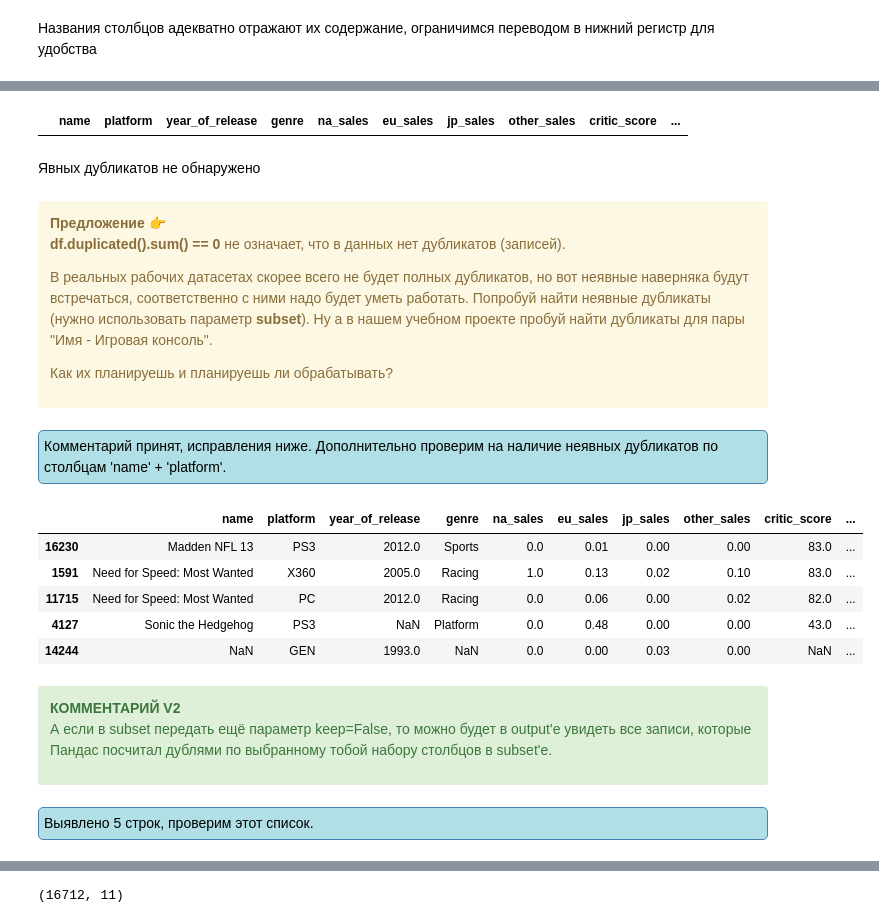
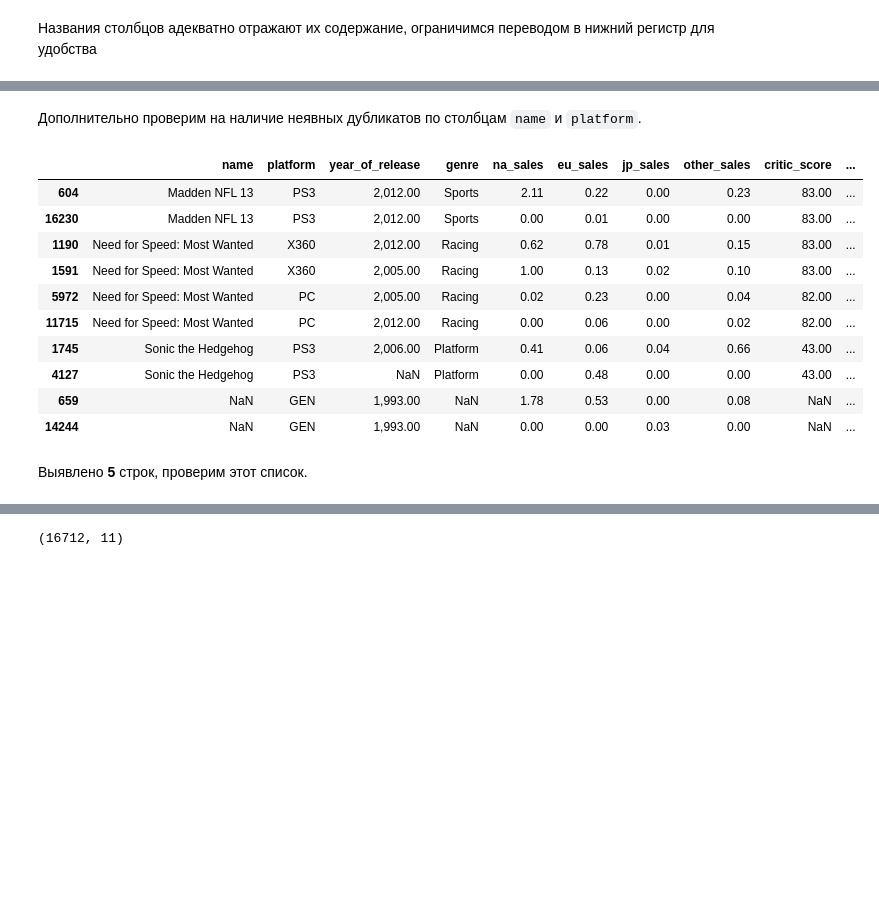
Before and after one commit to SuvorinSergey/ya_practicum_data_science, a Jupyter notebook: games/games.ipynb, the cells around one changed output, grey strips where cells are left out. Cells and saved outputs as stored; diff of their text form; code cells hidden in the pictures; blank space fills up the shorter version.

```diff
--- a/games/games.ipynb
+++ b/games/games.ipynb
@@ -180,44 +174,21 @@ memory usage: 1.4+ MB
-# %%
-# Проверим наличие дубликатов
-data[data.duplicated()]
-# %% [output]
-|  | name | platform | year_of_release | genre | na_sales | eu_sales | jp_sales | other_sales | critic_score | ... |
-# %% [markdown]
-Явных дубликатов не обнаружено
-# %% [markdown]
-<div class="alert alert-warning">
-<b>Предложение 👉</b>
-
-**df.duplicated().sum() == 0** не означает, что в данных нет дубликатов (записей).
-
-В реальных рабочих датасетах скорее всего не будет полных дубликатов, но вот неявные наверняка будут встречаться, соответственно с ними надо будет уметь работать. Попробуй найти неявные дубликаты (нужно использовать параметр **subset**). Ну а в нашем учебном проекте пробуй найти дубликаты для пары "Имя - Игровая консоль".
-
-Как их планируешь и планируешь ли обрабатывать?</div>
-# %% [markdown]
-<div style="background: #B0E0E6; padding: 5px; border: 1px solid SteelBlue; border-radius: 5px;">
-    <font color='4682B4'> Комментарий принят, исправления ниже.
-Дополнительно проверим на наличие неявных дубликатов по столбцам 'name' + 'platform'.</font>
-</div>
+# %% [markdown]
+Дополнительно проверим на наличие неявных дубликатов по столбцам `name` и `platform`.
 # %%
-data[data.duplicated(subset=['name', 'platform'])].sort_values(by='name')
+data[data.duplicated(subset=['name', 'platform'], keep=False)].sort_values(by='name')
 # %% [output]
 |  | name | platform | year_of_release | genre | na_sales | eu_sales | jp_sales | other_sales | critic_score | ... |
-| 16230 | Madden NFL 13 | PS3 | 2012.0 | Sports | 0.0 | 0.01 | 0.00 | 0.00 | 83.0 | ... |
-| 1591 | Need for Speed: Most Wanted | X360 | 2005.0 | Racing | 1.0 | 0.13 | 0.02 | 0.10 | 83.0 | ... |
-| 11715 | Need for Speed: Most Wanted | PC | 2012.0 | Racing | 0.0 | 0.06 | 0.00 | 0.02 | 82.0 | ... |
-| 4127 | Sonic the Hedgehog | PS3 | NaN | Platform | 0.0 | 0.48 | 0.00 | 0.00 | 43.0 | ... |
-| 14244 | NaN | GEN | 1993.0 | NaN | 0.0 | 0.00 | 0.03 | 0.00 | NaN | ... |
+| 604 | Madden NFL 13 | PS3 | 2,012.00 | Sports | 2.11 | 0.22 | 0.00 | 0.23 | 83.00 | ... |
+| 16230 | Madden NFL 13 | PS3 | 2,012.00 | Sports | 0.00 | 0.01 | 0.00 | 0.00 | 83.00 | ... |
+| 1190 | Need for Speed: Most Wanted | X360 | 2,012.00 | Racing | 0.62 | 0.78 | 0.01 | 0.15 | 83.00 | ... |
+| 1591 | Need for Speed: Most Wanted | X360 | 2,005.00 | Racing | 1.00 | 0.13 | 0.02 | 0.10 | 83.00 | ... |
+| 5972 | Need for Speed: Most Wanted | PC | 2,005.00 | Racing | 0.02 | 0.23 | 0.00 | 0.04 | 82.00 | ... |
+| 11715 | Need for Speed: Most Wanted | PC | 2,012.00 | Racing | 0.00 | 0.06 | 0.00 | 0.02 | 82.00 | ... |
+| 1745 | Sonic the Hedgehog | PS3 | 2,006.00 | Platform | 0.41 | 0.06 | 0.04 | 0.66 | 43.00 | ... |
+| 4127 | Sonic the Hedgehog | PS3 | NaN | Platform | 0.00 | 0.48 | 0.00 | 0.00 | 43.00 | ... |
+| 659 | NaN | GEN | 1,993.00 | NaN | 1.78 | 0.53 | 0.00 | 0.08 | NaN | ... |
+| 14244 | NaN | GEN | 1,993.00 | NaN | 0.00 | 0.00 | 0.03 | 0.00 | NaN | ... |
-# %% [markdown]
-<div class="alert alert-success">
-<b>КОММЕНТАРИЙ V2</b>
-
-А если в subset передать ещё параметр keep=False, то можно будет в output'е увидеть все записи, которые Пандас посчитал дублями по выбранному тобой набору столбцов в subset'е.
-</div>
-# %% [markdown]
-<div style="background: #B0E0E6; padding: 5px; border: 1px solid SteelBlue; border-radius: 5px;">
-    <font color='4682B4'>
-Выявлено 5 строк, проверим этот список.</font>
-</div>
+# %% [markdown]
+Выявлено **5** строк, проверим этот список.
 # %%
 data[data['name'].isin(data[data.duplicated(subset=['name', 'platform'])]['name'])].sort_values(by='name')
 # %% [output]
```
Also changed, not shown: parts of 93 cells of this notebook.
